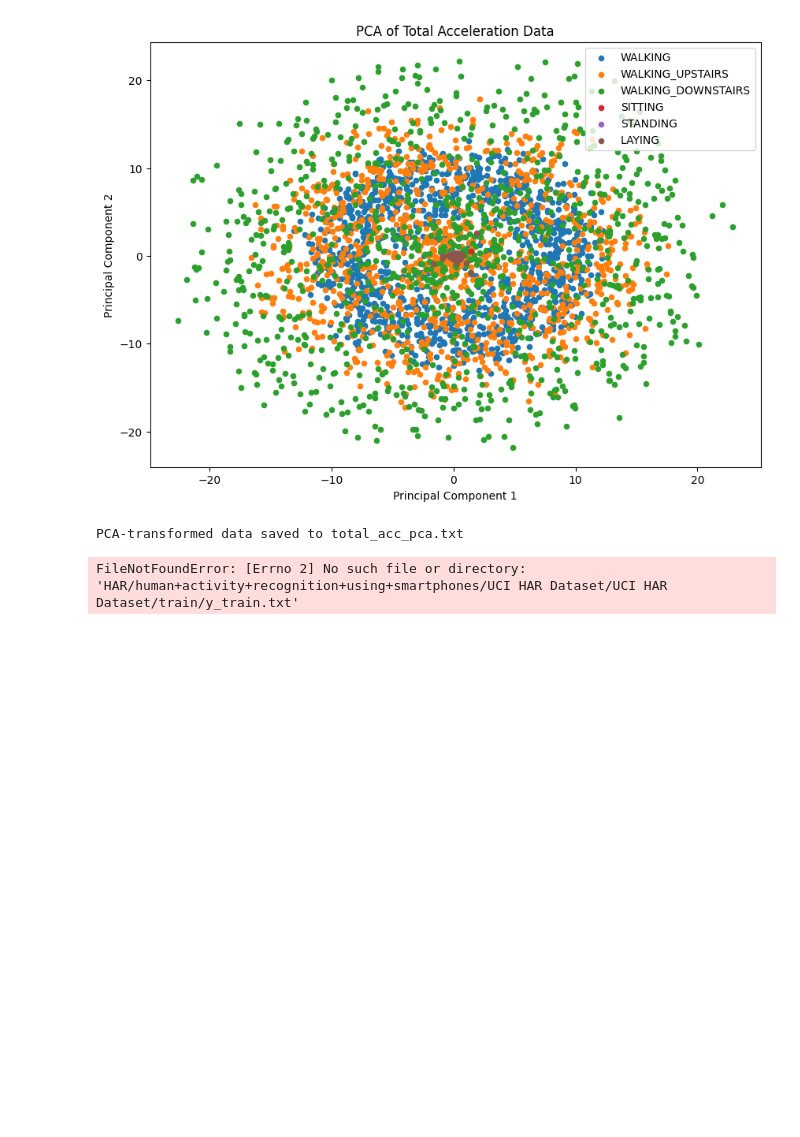
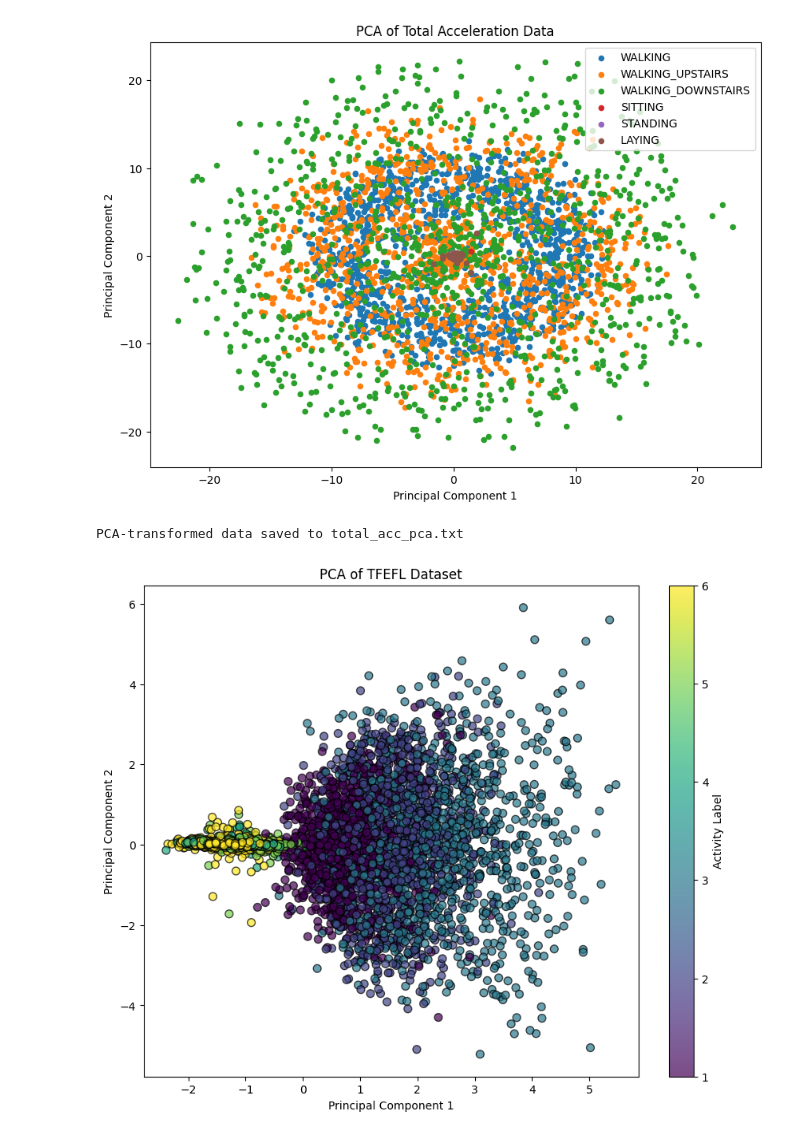
Before and after one commit to Dhruv-Sharma01/ES335_Andrew_NG, a Jupyter notebook: T1.ipynb, the cells around one changed output. Drawn from its saved outputs; the diff is of its cells as text; code cells hidden in the pictures; blank space fills up the shorter version.

```diff
--- a/T1.ipynb
+++ b/T1.ipynb
@@ -146,28 +146,28 @@ PCA-transformed data saved to total_acc_pca.txt
 # %%
 import pandas as pd
 from sklearn.preprocessing import StandardScaler
 from sklearn.decomposition import PCA
 import matplotlib.pyplot as plt
 
 # Load the feature data
 X_train_tsfel = pd.read_csv('X_train_tsfel.csv')
 
 # Load the activity labels (assuming the labels are stored in a CSV file too)
 y_train = pd.read_csv('HAR/UCI HAR Dataset/train/y_train.txt').values.flatten()
 
 # Standardize the features
 scaler = StandardScaler()
 X_scaled = scaler.fit_transform(X_train_tsfel)
 # Apply PCA to reduce dimensions to 2
 pca = PCA(n_components=2)
 X_pca = pca.fit_transform(X_scaled)
 # Plot the two principal components with activity labels
 plt.figure(figsize=(10, 8))
 scatter = plt.scatter(X_pca[:, 0], X_pca[:, 1], c=y_train, cmap='viridis', edgecolor='k', alpha=0.7, s=50)
 plt.xlabel('Principal Component 1')
 plt.ylabel('Principal Component 2')
-plt.title('PCA of HAR Dataset')
+plt.title('PCA of TFEFL Dataset')
 plt.colorbar(scatter, label='Activity Label')
 plt.show()
 # %% [output]
-FileNotFoundError: [Errno 2] No such file or directory: 'HAR/human+activity+recognition+using+smartphones/UCI HAR Dataset/UCI HAR Dataset/train/y_train.txt'
+[figure, added]
```
Also changed, not shown: parts of 2 cells of this notebook.
